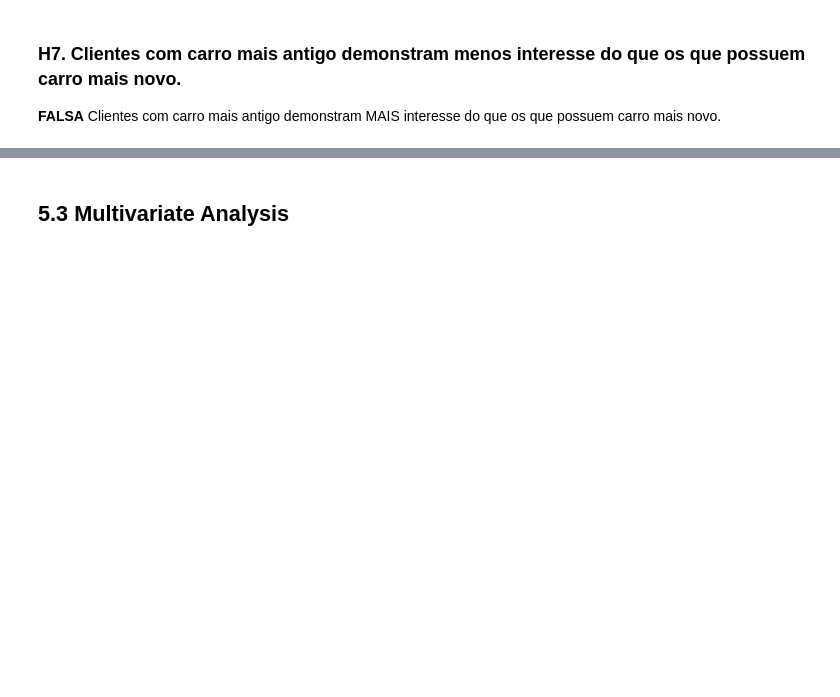
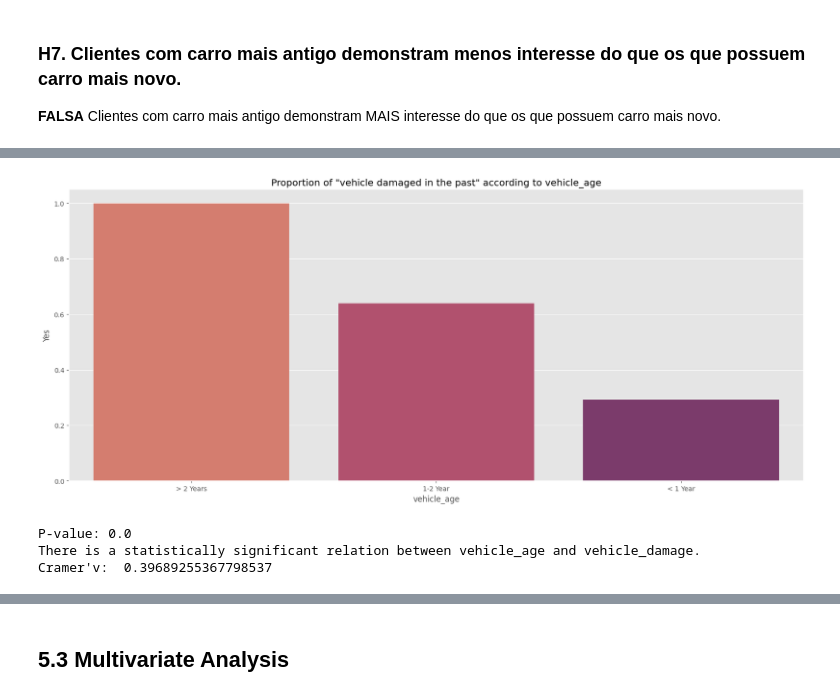
Before and after one commit to AllanCasado/health-insurance-cross-sell, a Jupyter notebook: notebooks/health_insurance_cross_sell.ipynb, the cells around one changed output, grey strips where cells are left out. Cells and saved outputs as stored; diff of their text form; code cells hidden in the pictures; blank space fills up the shorter version.

```diff
--- a/notebooks/health_insurance_cross_sell.ipynb
+++ b/notebooks/health_insurance_cross_sell.ipynb
@@ -906,0 +959,15 @@ It confirmed what I expected. We can't conclude that there is a statistically si
+# %%
+grouped_vehicle_age_damage = pd.DataFrame(df3.groupby("vehicle_age")["vehicle_damage"].value_counts(normalize=True)).rename(columns={'vehicle_damage':'proportion'})
+grouped_vehicle_age_damage = grouped_vehicle_age_damage.reset_index()
+grouped_vehicle_age_damage = grouped_vehicle_age_damage.pivot(index="vehicle_age", columns="vehicle_damage", values="proportion")
+grouped_vehicle_age_damage.reset_index(inplace=True)
+# %%
+plt.figure(figsize=(20, 8))
+ax = sns.barplot(grouped_vehicle_age_damage, x='vehicle_age', y='Yes',
+                order=grouped_vehicle_age_damage.sort_values(by=['Yes'], ascending=False)['vehicle_age'],
+                palette='flare')
+string = f'Proportion of "vehicle damaged in the past" according to vehicle_age'
+plt.title(string)
+plt.show()
+# %% [output]
+[figure, added]
@@ -906,0 +976,14 @@ It confirmed what I expected. We can't conclude that there is a statistically si
+# %%
+stat, p, dof, expected = chi2(df3, 'vehicle_age', 'vehicle_damage')
+
+print(f'P-value: {p}')
+if p < 0.05:
+    print('There is a statistically significant relation between vehicle_age and vehicle_damage.')
+else:
+    print('There is no statistically significant relation between vehicle_age and vehicle_damage.')
+
+print("Cramer'v: ", cramer_v(df3, 'vehicle_age', 'vehicle_damage'))
+# %% [output]
+P-value: 0.0
+There is a statistically significant relation between vehicle_age and vehicle_damage.
+Cramer'v:  0.39689255367798537
```
Also changed, not shown: parts of 57 cells of this notebook.
